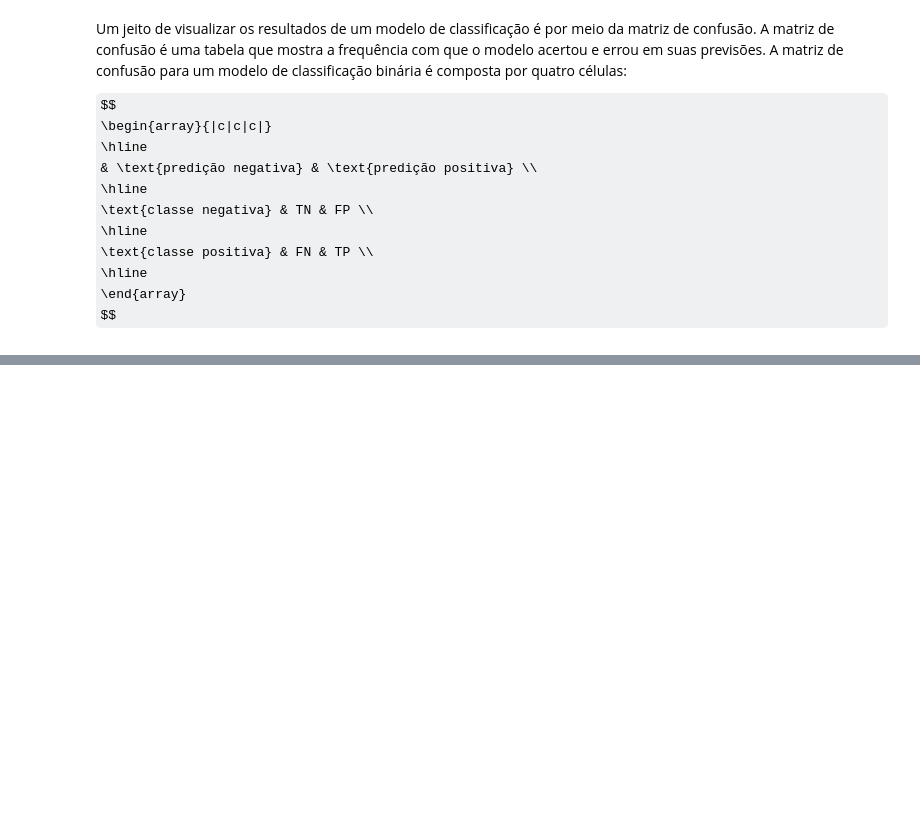
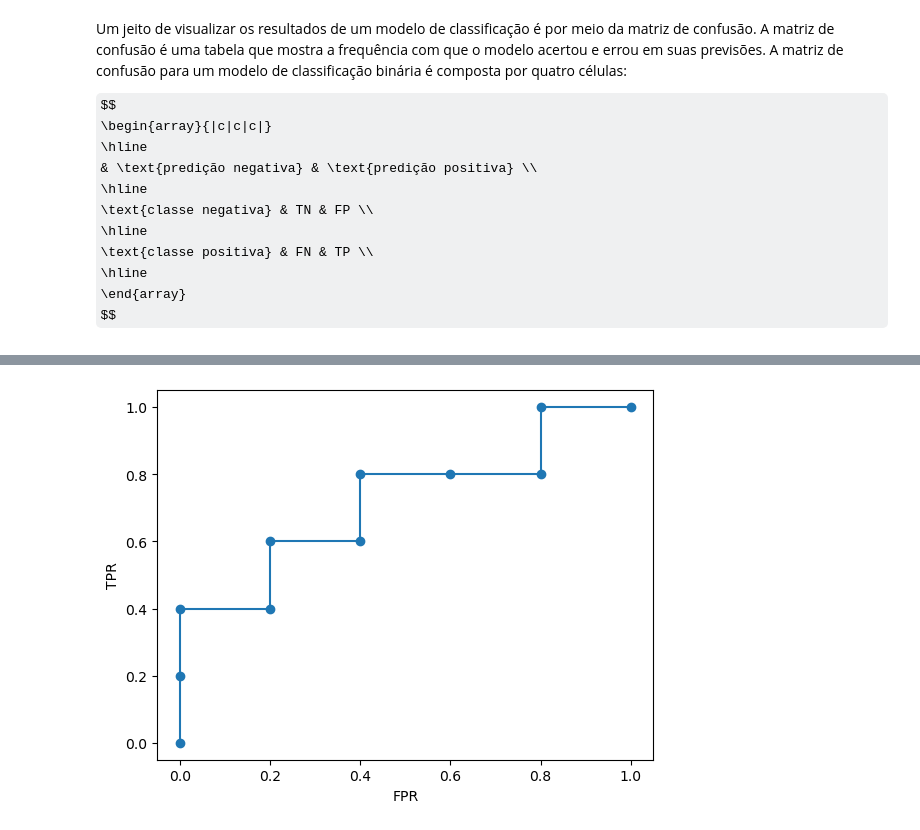
Before and after one commit to HilarioMarques/Classificacao_AlgoritmosLineares_DiagnosticoCancer_Kaggle, a Jupyter notebook: notebooks/Metricas.ipynb, the cells around one changed output, grey strips where cells are left out. Cells and saved outputs as stored; diff of their text form; code cells hidden in the pictures; some formulas as TeX source; blank space fills up the shorter version.

```diff
--- a/notebooks/Metricas.ipynb
+++ b/notebooks/Metricas.ipynb
@@ -101,0 +485,13 @@ $$
+# %%
+import matplotlib.pyplot as plt
+
+tpr = [1, 1, 0.8, 0.8, 0.8, 0.6, 0.6, 0.4, 0.4, 0.2, 0]
+fpr = [1, 0.8, 0.8, 0.6, 0.4, 0.4, 0.2, 0.2, 0, 0, 0]
+
+plt.plot(fpr, tpr, marker='o')
+plt.xlabel('FPR')
+plt.ylabel('TPR')
+
+plt.show()
+# %% [output]
+[figure, added]
```
Also changed, not shown: parts of 72 cells of this notebook, 1 other file.
